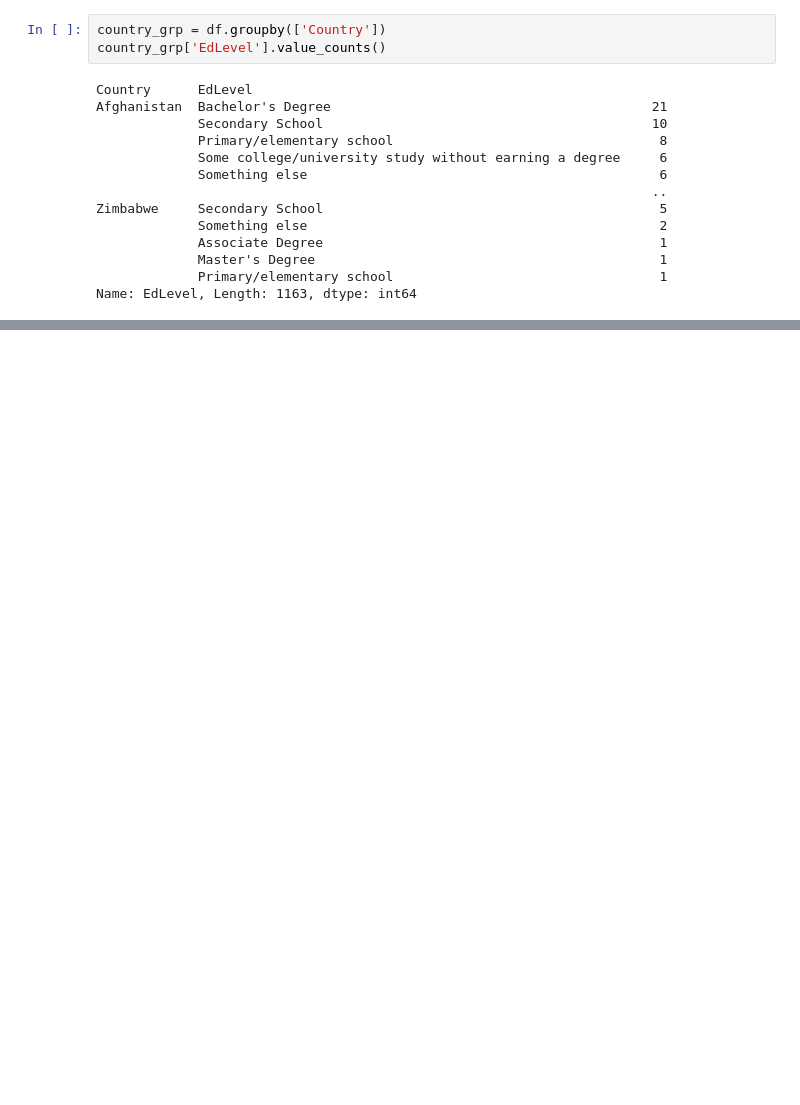
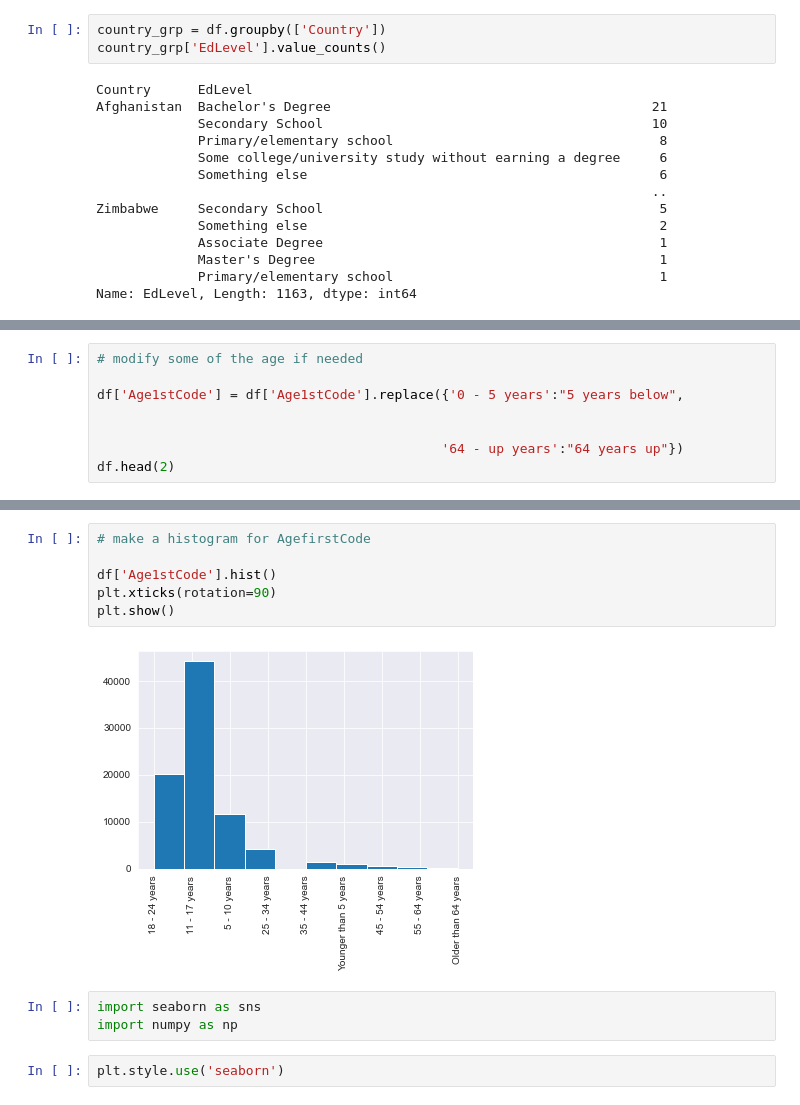
Before and after one commit to jean050422/Python-Portfolio-MJU, a Jupyter notebook: StackOverflowSurveyResultPortfolio2022.ipynb, the cells around one changed output, grey strips where cells are left out. Drawn from its saved outputs; the diff is of its cells as text; blank space fills up the shorter version.

```diff
--- a/StackOverflowSurveyResultPortfolio2022.ipynb
+++ b/StackOverflowSurveyResultPortfolio2022.ipynb
@@ -820,0 +889,8 @@ Text(0.5, 1.0, 'Education Level Count in Top 10 Countries')
+# %%
+# modify some of the age if needed
+
+df['Age1stCode'] = df['Age1stCode'].replace({'0 - 5 years':"5 years below",
+
+
+                                            '64 - up years':"64 years up"})
+df.head(2)
@@ -820,0 +1038,13 @@ Text(0.5, 1.0, 'Education Level Count in Top 10 Countries')
+# %%
+# make a histogram for AgefirstCode
+
+df['Age1stCode'].hist()
+plt.xticks(rotation=90)
+plt.show()
+# %% [output]
+[figure, added]
+# %%
+import seaborn as sns
+import numpy as np
+# %%
+plt.style.use('seaborn')
```
Also changed, not shown: parts of 63 cells of this notebook.
